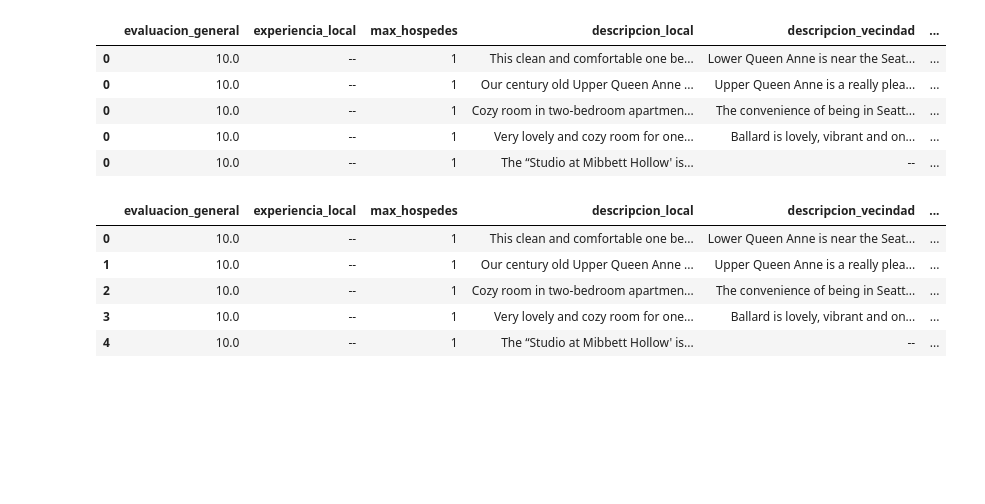
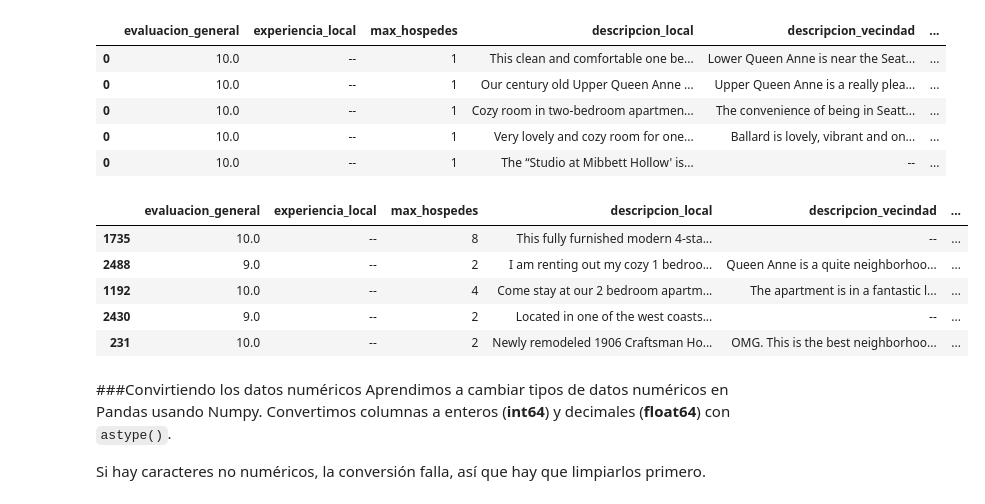
Before and after one commit to JLuceroVasquez/pandas-manipulacion-transformacion-de-datos, a Jupyter notebook: cuaderno_clases.ipynb, the cells around one changed output. Drawn from its saved outputs; the diff is of its cells as text; code cells hidden in the pictures; blank space fills up the shorter version.

```diff
--- a/cuaderno_clases.ipynb
+++ b/cuaderno_clases.ipynb
@@ -147,11 +147,16 @@ hosting_normalizado_df.head()
 # %%
 #Se resetea el índice y elimina el viejo indice, aplicando los cambios sobre el dataframe original.
 hosting_normalizado_df.reset_index(drop=True, inplace=True)
-hosting_normalizado_df.head()
+hosting_normalizado_df.sample(5)
 # %% [output]
 |  | evaluacion_general | experiencia_local | max_hospedes | descripcion_local | descripcion_vecindad | ... |
-| 0 | 10.0 | -- | 1 | This clean and comfortable one be... | Lower Queen Anne is near the Seat... | ... |
-| 1 | 10.0 | -- | 1 | Our century old Upper Queen Anne ... | Upper Queen Anne is a really plea... | ... |
-| 2 | 10.0 | -- | 1 | Cozy room in two-bedroom apartmen... | The convenience of being in Seatt... | ... |
-| 3 | 10.0 | -- | 1 | Very lovely and cozy room for one... | Ballard is lovely, vibrant and on... | ... |
-| 4 | 10.0 | -- | 1 | The “Studio at Mibbett Hollow' is... | -- | ... |
+| 1735 | 10.0 | -- | 8 | This fully furnished modern 4-sta... | -- | ... |
+| 2488 | 9.0 | -- | 2 | I am renting out my cozy 1 bedroo... | Queen Anne is a quite neighborhoo... | ... |
+| 1192 | 10.0 | -- | 4 | Come stay at our 2 bedroom apartm... | The apartment is in a fantastic l... | ... |
+| 2430 | 9.0 | -- | 2 | Located in one of the west coasts... | -- | ... |
+| 231 | 10.0 | -- | 2 | Newly remodeled 1906 Craftsman Ho... | OMG. This is the best neighborhoo... | ... |
+# %% [markdown]
+###Convirtiendo los datos numéricos
+Aprendimos a cambiar tipos de datos numéricos en Pandas usando Numpy. Convertimos columnas a enteros (**int64**) y decimales (**float64**) con `astype()`.
+
+Si hay caracteres no numéricos, la conversión falla, así que hay que limpiarlos primero.
```
Also changed, not shown: parts of 27 cells of this notebook.
